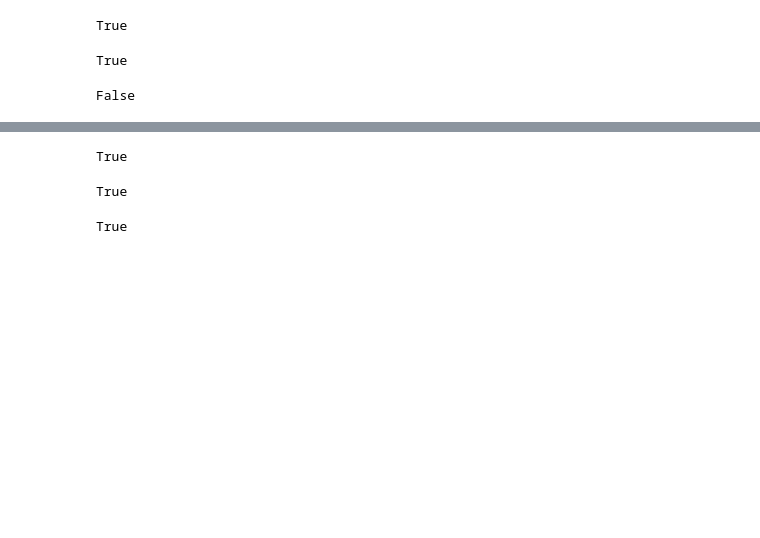
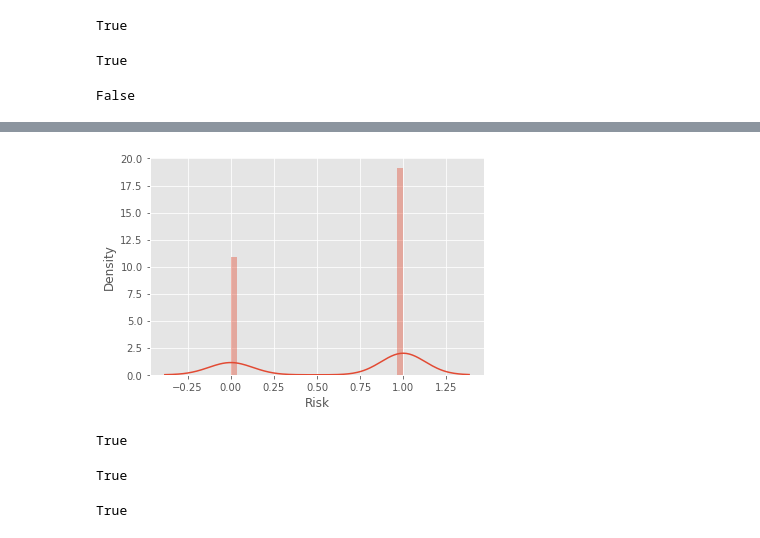
Before and after one commit to nahidosen/1821168042_CSE445_Spring21, a Jupyter notebook: Classification_Task/Classification_Task_Audit_Task.ipynb, the cells around one changed output, grey strips where cells are left out. Cells and saved outputs as stored; diff of their text form; code cells hidden in the pictures; blank space fills up the shorter version.

```diff
--- a/Classification_Task/Classification_Task_Audit_Task.ipynb
+++ b/Classification_Task/Classification_Task_Audit_Task.ipynb
@@ -471,3 +466,8 @@ df_trial_3['Risk'].value_counts().plot.pie(explode=[0,0.1],autopct='%.2f%%')
+# %%
+sns.distplot(df_trial_3['Risk'],bins=30)
+plt.show()
+# %% [output]
+[figure, added]
 # %%
 df_audit_risk_3['Score'].equals(df_trial_3['Score'])
 # %% [output]
```
Also changed, not shown: parts of 14 cells of this notebook.
